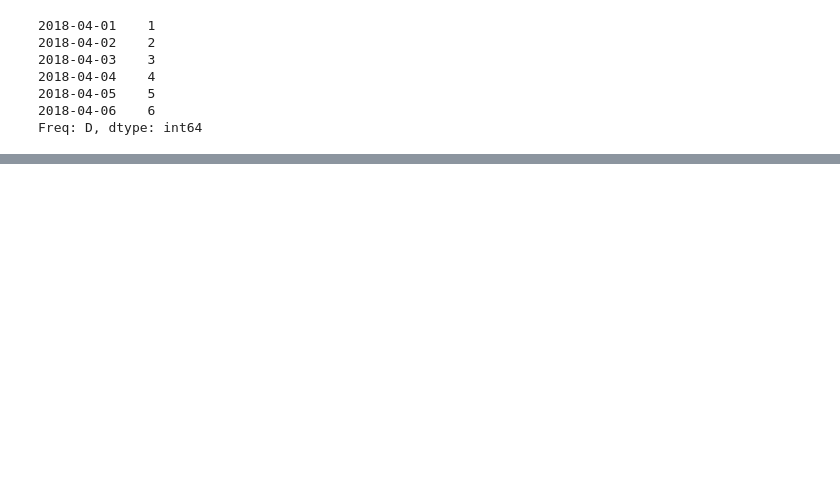
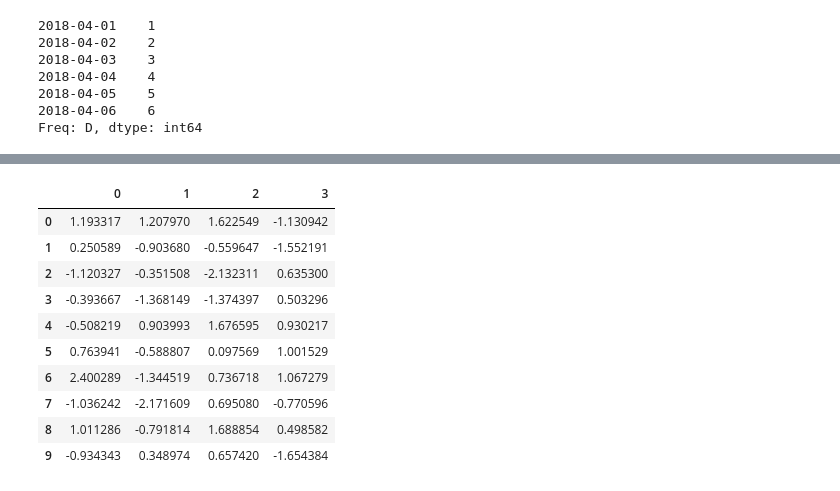
Before and after one commit to LiYan1988/pandas-tutorial, a Jupyter notebook: 10-min.ipynb, the cells around one changed output, grey strips where cells are left out. Drawn from its saved outputs; the diff is of its cells as text; code cells hidden in the pictures; blank space fills up the shorter version.

```diff
--- a/10-min.ipynb
+++ b/10-min.ipynb
@@ -378,0 +633,15 @@ pd.__version__
+# %%
+df = pd.DataFrame(np.random.randn(10, 4))
+df
+# %% [output]
+|  | 0 | 1 | 2 | 3 |
+| 0 | 1.193317 | 1.207970 | 1.622549 | -1.130942 |
+| 1 | 0.250589 | -0.903680 | -0.559647 | -1.552191 |
+| 2 | -1.120327 | -0.351508 | -2.132311 | 0.635300 |
+| 3 | -0.393667 | -1.368149 | -1.374397 | 0.503296 |
+| 4 | -0.508219 | 0.903993 | 1.676595 | 0.930217 |
+| 5 | 0.763941 | -0.588807 | 0.097569 | 1.001529 |
+| 6 | 2.400289 | -1.344519 | 0.736718 | 1.067279 |
+| 7 | -1.036242 | -2.171609 | 0.695080 | -0.770596 |
+| 8 | 1.011286 | -0.791814 | 1.688854 | 0.498582 |
+| 9 | -0.934343 | 0.348974 | 0.657420 | -1.654384 |
```
Also changed, not shown: parts of 109 cells of this notebook.
